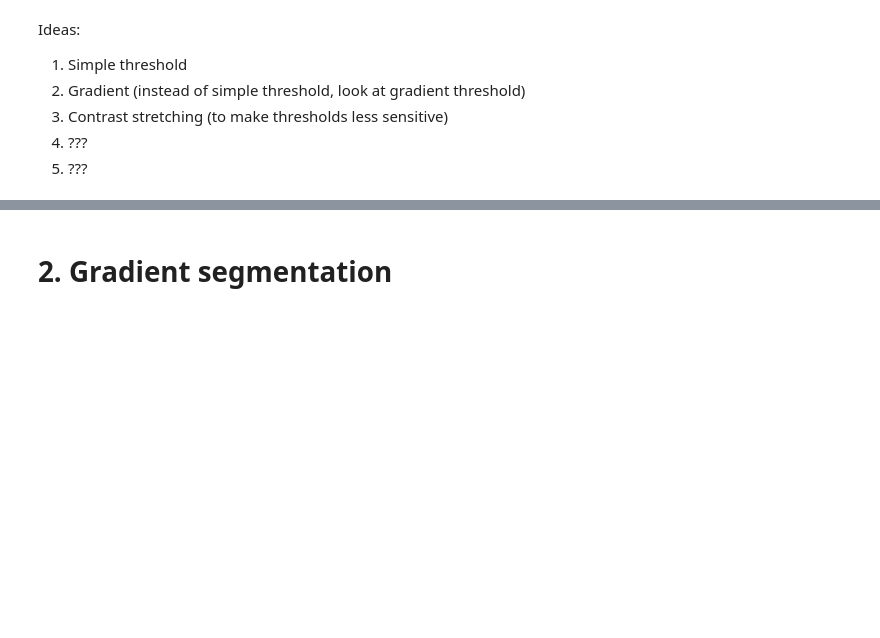
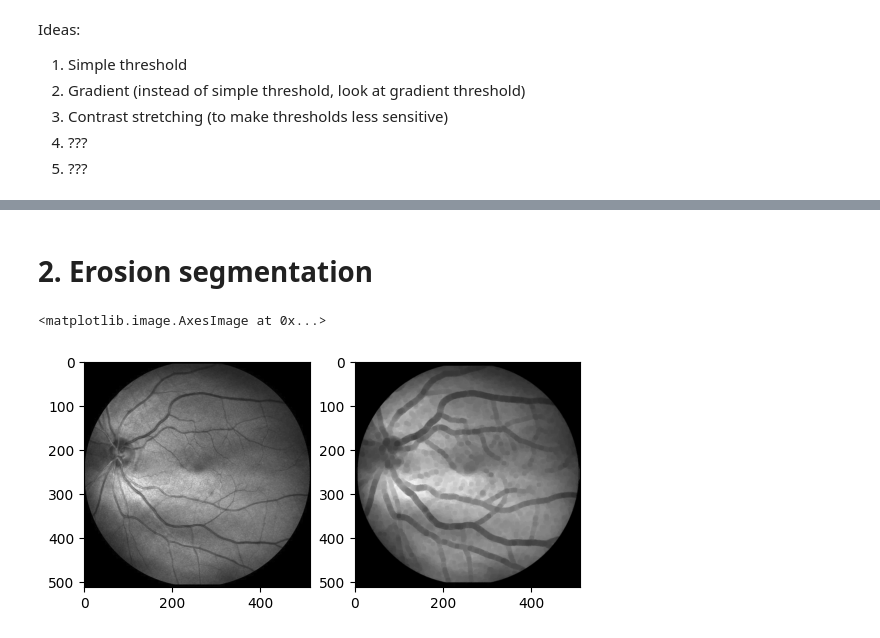
Before and after one commit to olivier-lapabe/Computer_Vision_SLO_Segmentation, a Jupyter notebook: Segmentation_Experiments.ipynb, the cells around one changed output, grey strips where cells are left out. Cells and saved outputs as stored; diff of their text form; code cells hidden in the pictures; blank space fills up the shorter version.

```diff
--- a/Segmentation_Experiments.ipynb
+++ b/Segmentation_Experiments.ipynb
@@ -93,5 +109,5 @@ def threshold_segm(image):
 
     plt.show()
 # %% [markdown]
-# 2. Gradient segmentation
+# 2. Erosion segmentation
 # %%
@@ -102 +118,11 @@ def gradient_segmentation(img, grad_threshold):
     return img_out
+# %%
+img =  np.asarray(Image.open(f'./images_IOSTAR/star01_OSC.jpg')).astype(np.uint8)
+img_out = erosion(img, disk(5))
+plt.subplot(121)
+plt.imshow(img, cmap='grey')
+plt.subplot(122)
+plt.imshow(img_out, cmap='grey')
+# %% [output]
+<matplotlib.image.AxesImage at 0x...>
+[figure, added]
```
Also changed, not shown: parts of 30 cells of this notebook, 4 other files.
